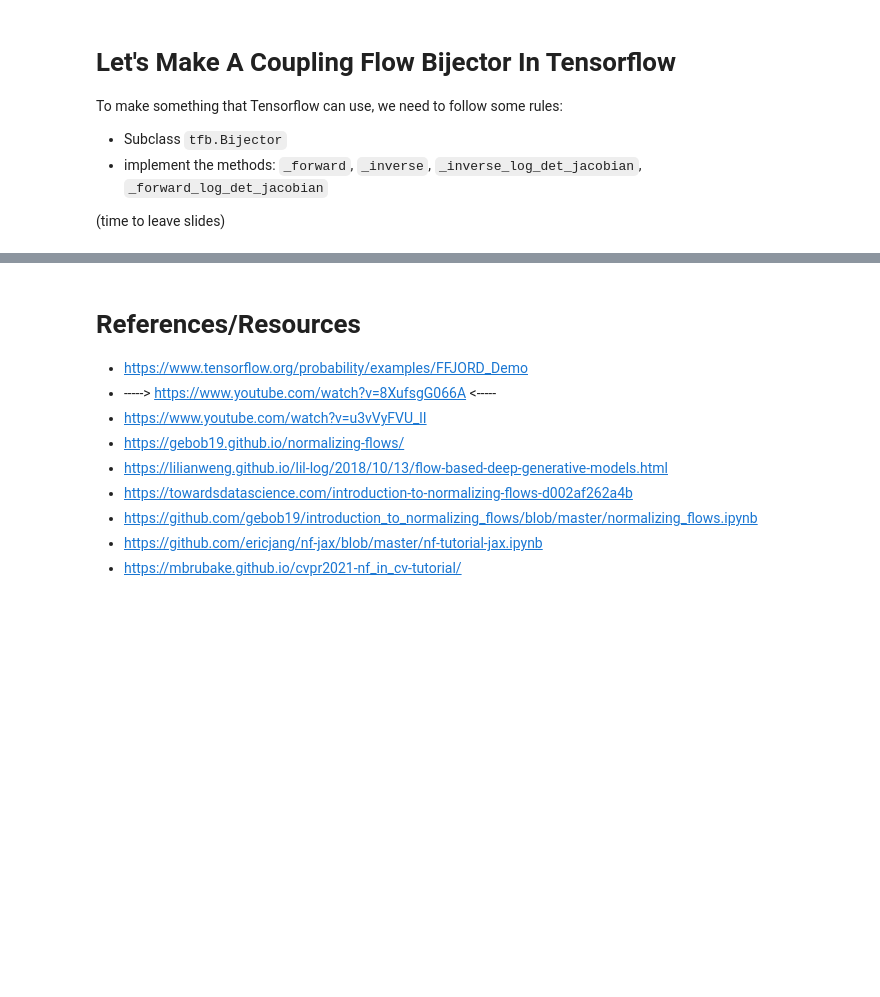
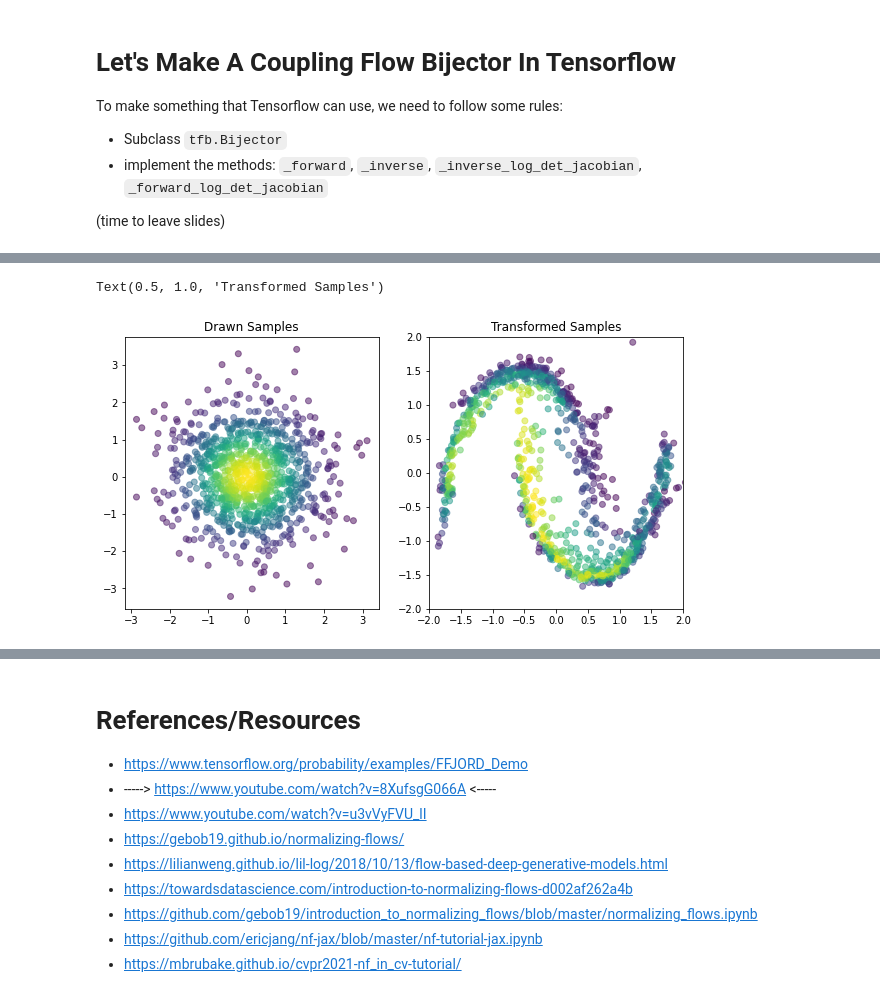
Before and after one commit to ryanhausen/normalizing_flows_example, a Jupyter notebook: NormalingFlows.ipynb, the cells around one changed output, grey strips where cells are left out. Drawn from its saved outputs; the diff is of its cells as text; code cells hidden in the pictures; blank space fills up the shorter version.

```diff
--- a/NormalingFlows.ipynb
+++ b/NormalingFlows.ipynb
@@ -437,0 +333,17 @@ tfp.bijectors.RealNVP("real_nvp", min_event_ndims=1)
+# %%
+permute = tfb.Permute(permutation=[1, 0])
+hidden_layers = [16, 16]
+n_bijectors = 5
+Z = tfd.MultivariateNormalDiag(loc=[0,0], scale_diag=[1.0,1.0])
+
+bijectors = []
+for i in range(5):
+    bijectors.append(CouplingFlow(build_network(1, hidden_layers)))
+    bijectors.append(permute)
+
+normalizing_flow = tfb.Chain(bijectors)
+
+transformed_dist = tfd.TransformedDistribution(
+    distribution=Z,
+    bijector=normalizing_flow
+)
@@ -445,0 +415,17 @@ Figure Credit: [Marcus Brubaker](https://mbrubake.github.io/cvpr2021-nf_in_cv-tu
+# %%
+zs = Z.sample(1000)
+
+recovered = normalizing_flow.forward(zs).numpy()
+
+prob = Z.prob(zs)
+# %%
+f, axes = plt.subplots(figsize=(10, 5), ncols=2)
+axes[0].scatter(zs[:, 0], zs[:, 1], c=prob, marker="o", alpha=0.5)
+axes[0].set_title("Drawn Samples")
+axes[1].scatter(recovered[:, 0], recovered[:, 1], c=prob, marker="o", alpha=0.5)
+axes[1].set_xlim([-2, 2])
+axes[1].set_ylim([-2, 2])
+axes[1].set_title("Transformed Samples")
+# %% [output]
+Text(0.5, 1.0, 'Transformed Samples')
+[figure, added]
```
Also changed, not shown: parts of 24 cells of this notebook.
